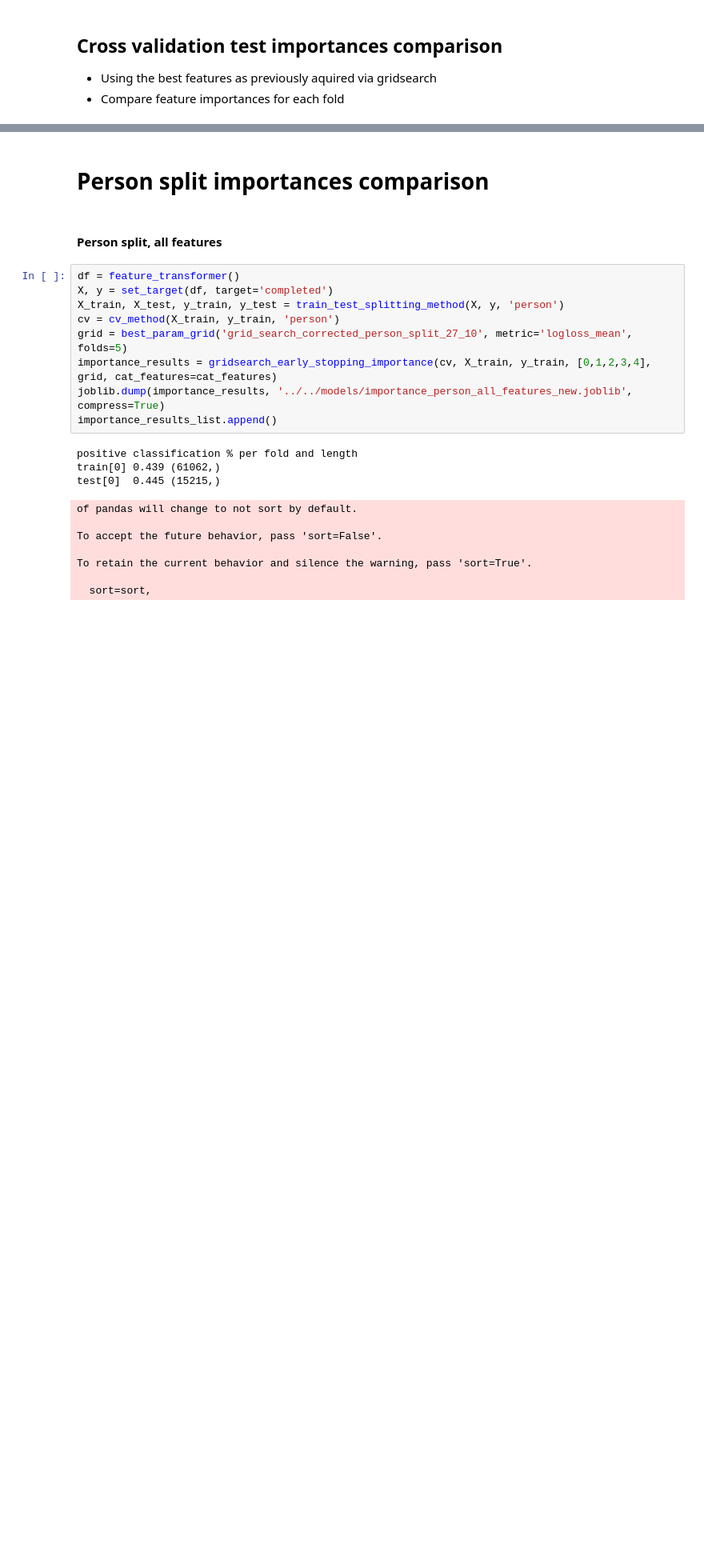
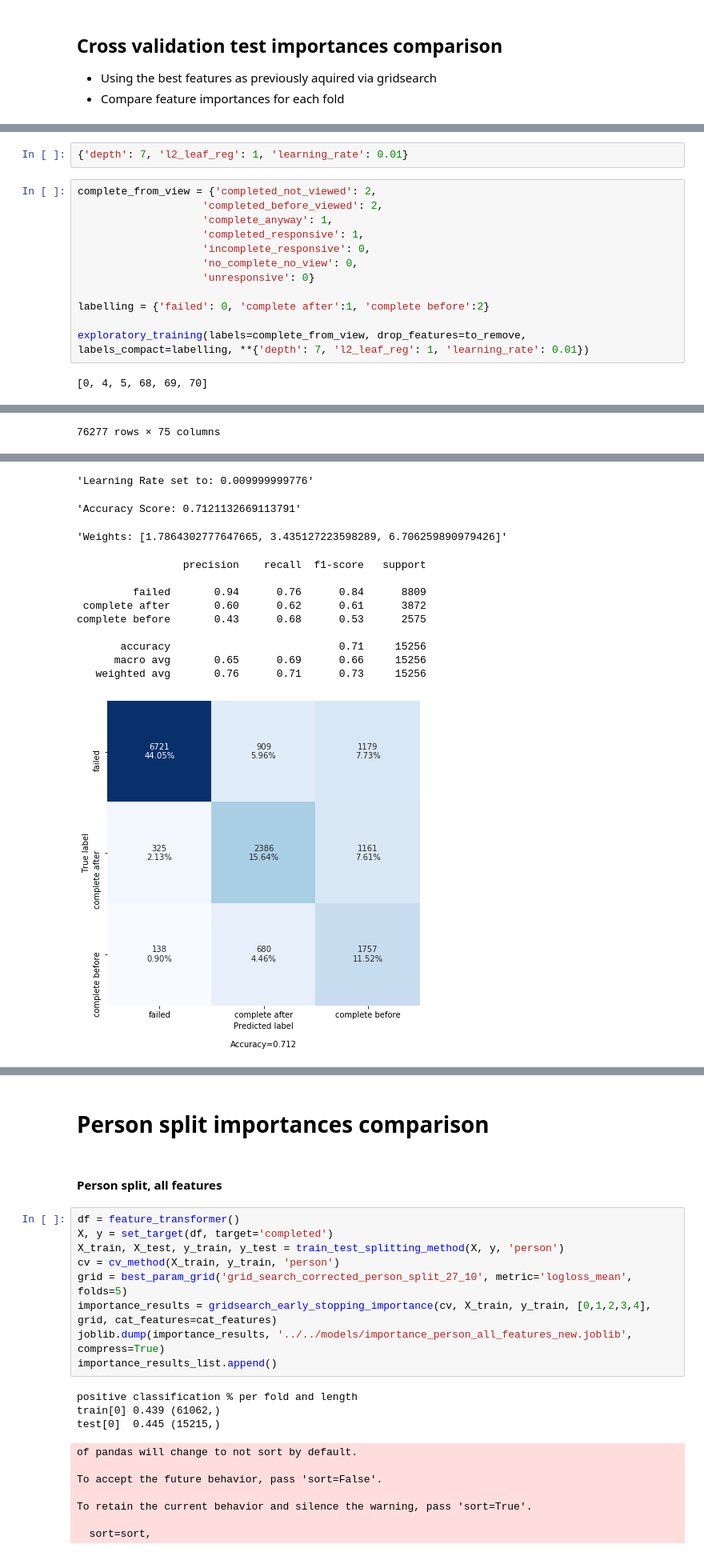
Before and after one commit to GarethEgerton/Starbucks_Udacity, a Jupyter notebook: notebooks/exploratory/5._ Feature_Selection.ipynb, the cells around one changed output, grey strips where cells are left out. Shown at 80% size. Saved outputs shown, nothing was run; the diff lists cells and outputs as text; blank space fills up the shorter version.

```diff
--- a/notebooks/exploratory/5._ Feature_Selection.ipynb
+++ b/notebooks/exploratory/5._ Feature_Selection.ipynb
@@ -442,0 +458,16 @@ def gridsearch_early_stopping_importance(cv, X, y, folds, grid, cat_features=[],
+# %%
+{'depth': 7, 'l2_leaf_reg': 1, 'learning_rate': 0.01}
+# %%
+complete_from_view = {'completed_not_viewed': 2,
+                    'completed_before_viewed': 2,
+                    'complete_anyway': 1,
+                    'completed_responsive': 1,
+                    'incomplete_responsive': 0,
+                    'no_complete_no_view': 0,
+                    'unresponsive': 0}
+
+labelling = {'failed': 0, 'complete after':1, 'complete before':2}
+
+exploratory_training(labels=complete_from_view, drop_features=to_remove, labels_compact=labelling, **{'depth': 7, 'l2_leaf_reg': 1, 'learning_rate': 0.01})
+# %% [output]
+[0, 4, 5, 68, 69, 70]
@@ -442,0 +486 @@ def gridsearch_early_stopping_importance(cv, X, y, folds, grid, cat_features=[],
+76277 rows × 75 columns
@@ -442,0 +499,13 @@ def gridsearch_early_stopping_importance(cv, X, y, folds, grid, cat_features=[],
+'Learning Rate set to: 0.009999999776'
+'Accuracy Score: 0.7121132669113791'
+'Weights: [1.7864302777647665, 3.435127223598289, 6.706259890979426]'
+                 precision    recall  f1-score   support
+
+         failed       0.94      0.76      0.84      8809
+ complete after       0.60      0.62      0.61      3872
+complete before       0.43      0.68      0.53      2575
+
+       accuracy                           0.71     15256
+      macro avg       0.65      0.69      0.66     15256
+   weighted avg       0.76      0.71      0.73     15256
+[figure, added]
```
Also changed, not shown: parts of 39 cells of this notebook, 14 other files.
